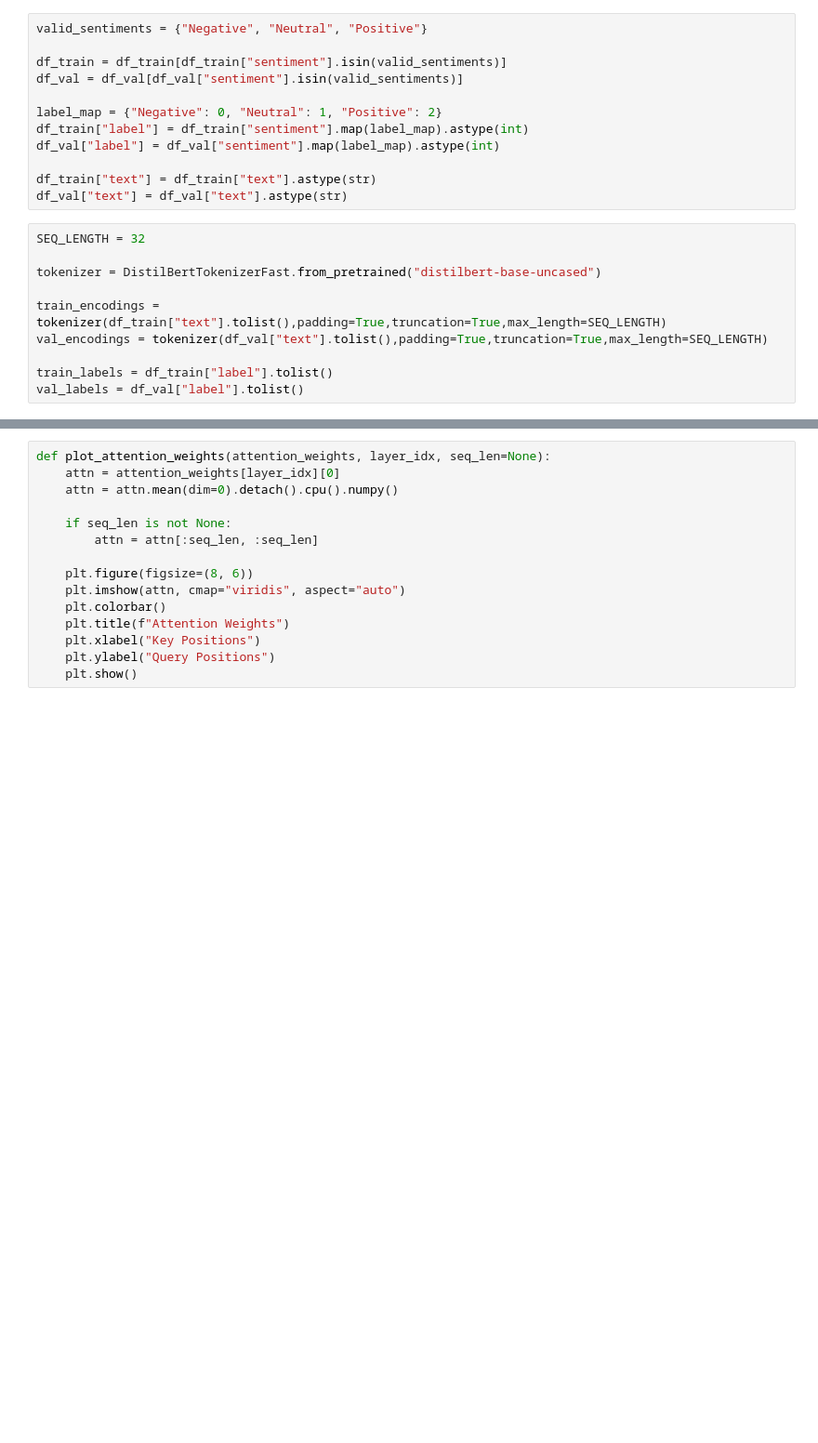
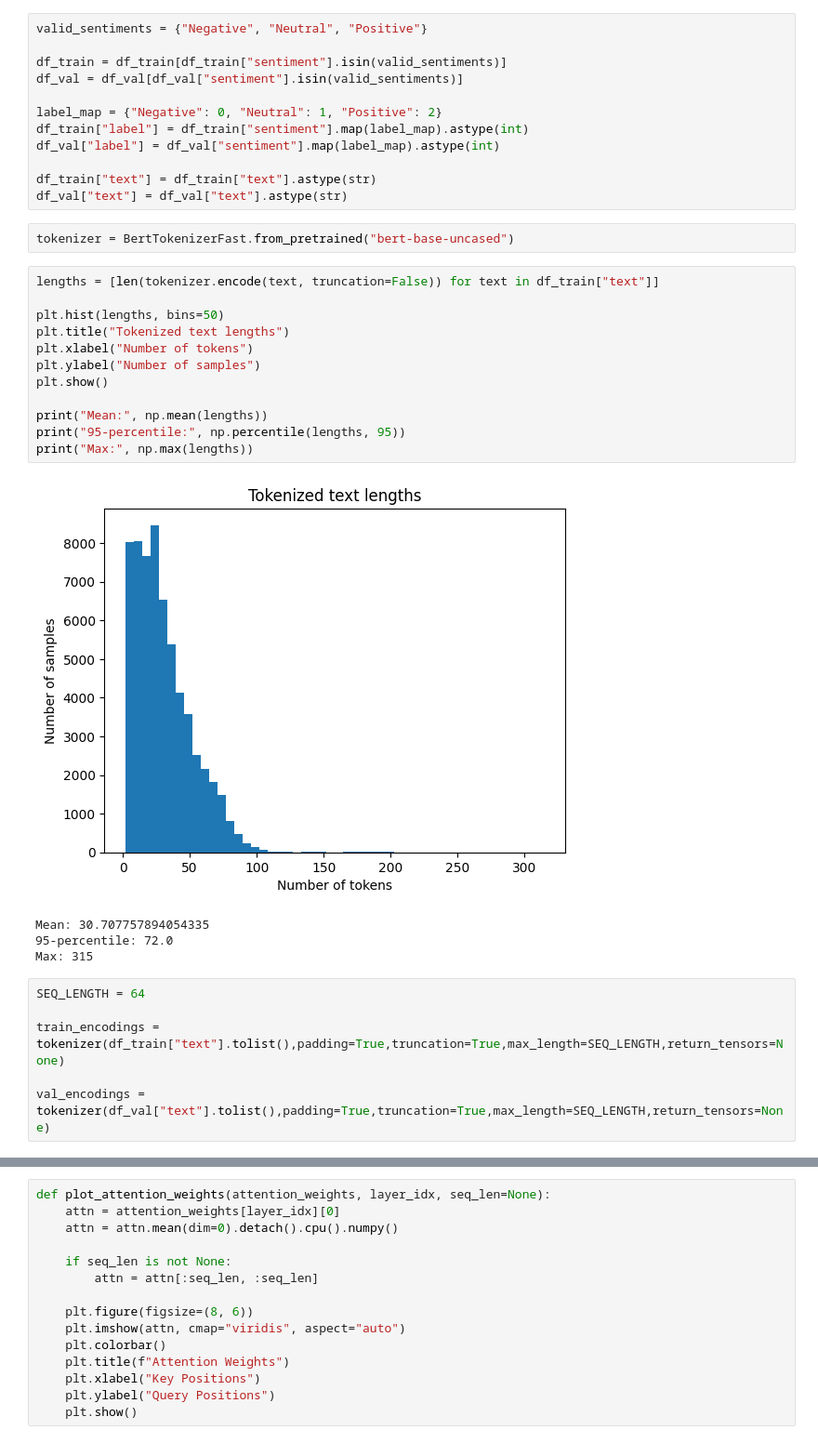
Before and after one commit to daniil-vikulov/DL_HSE, a Jupyter notebook: hw4/transformer.ipynb, the cells around one changed output, grey strips where cells are left out. Shown: that part at 93% size. Saved outputs shown, nothing was run; the diff lists cells and outputs as text; blank space fills up the shorter version.

```diff
--- a/hw4/transformer.ipynb
+++ b/hw4/transformer.ipynb
@@ -33,15 +35,30 @@ df_val["label"] = df_val["sentiment"].map(label_map).astype(int)
 
 df_train["text"] = df_train["text"].astype(str)
 df_val["text"] = df_val["text"].astype(str)
+# %%
+tokenizer = BertTokenizerFast.from_pretrained("bert-base-uncased")
+# %%
+lengths = [len(tokenizer.encode(text, truncation=False)) for text in df_train["text"]]
+
+plt.hist(lengths, bins=50)
+plt.title("Tokenized text lengths")
+plt.xlabel("Number of tokens")
+plt.ylabel("Number of samples")
+plt.show()
+
+print("Mean:", np.mean(lengths))
+print("95-percentile:", np.percentile(lengths, 95))
+print("Max:", np.max(lengths))
+# %% [output]
+[figure, added]
+Mean: 30.707757894054335
+95-percentile: 72.0
+Max: 315
 # %%
-SEQ_LENGTH = 32
+SEQ_LENGTH = 64
 
-tokenizer = DistilBertTokenizerFast.from_pretrained("distilbert-base-uncased")
+train_encodings = tokenizer(df_train["text"].tolist(),padding=True,truncation=True,max_length=SEQ_LENGTH,return_tensors=None)
 
-train_encodings = tokenizer(df_train["text"].tolist(),padding=True,truncation=True,max_length=SEQ_LENGTH)
-val_encodings = tokenizer(df_val["text"].tolist(),padding=True,truncation=True,max_length=SEQ_LENGTH)
-
-train_labels = df_train["label"].tolist()
-val_labels = df_val["label"].tolist()
+val_encodings = tokenizer(df_val["text"].tolist(),padding=True,truncation=True,max_length=SEQ_LENGTH,return_tensors=None)
 # %%
 class SentimentTransformer(nn.Module):
```
Also changed, not shown: parts of 7 cells of this notebook.
